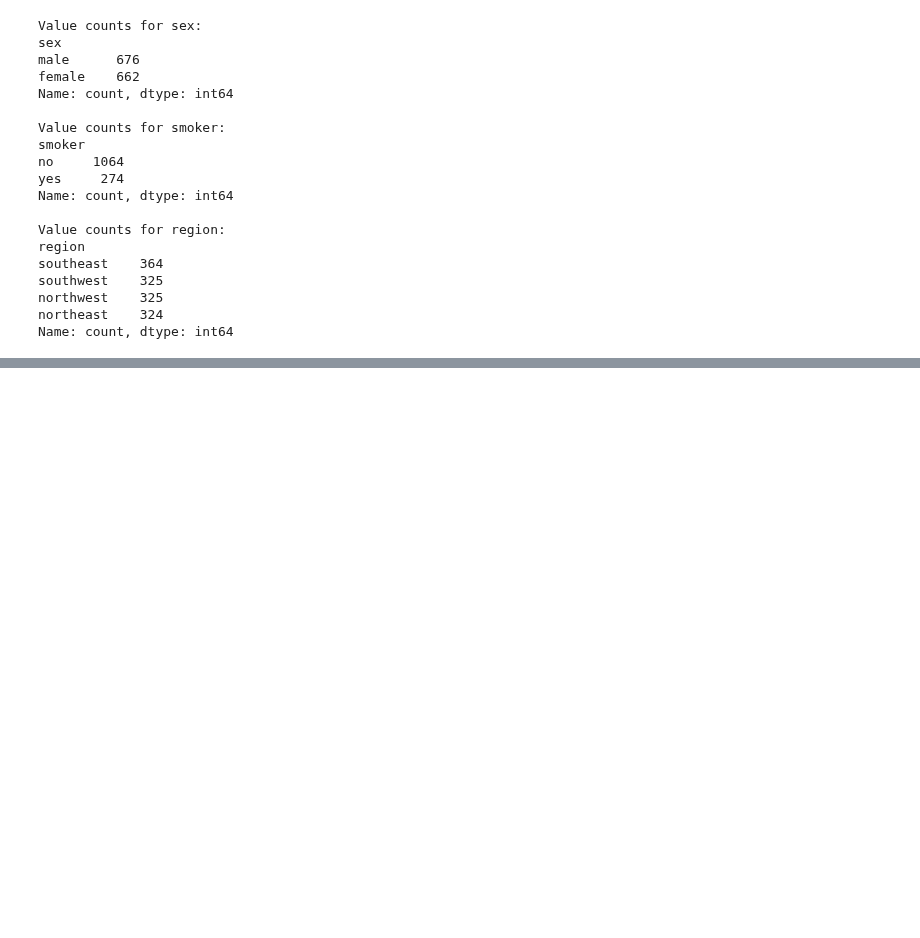
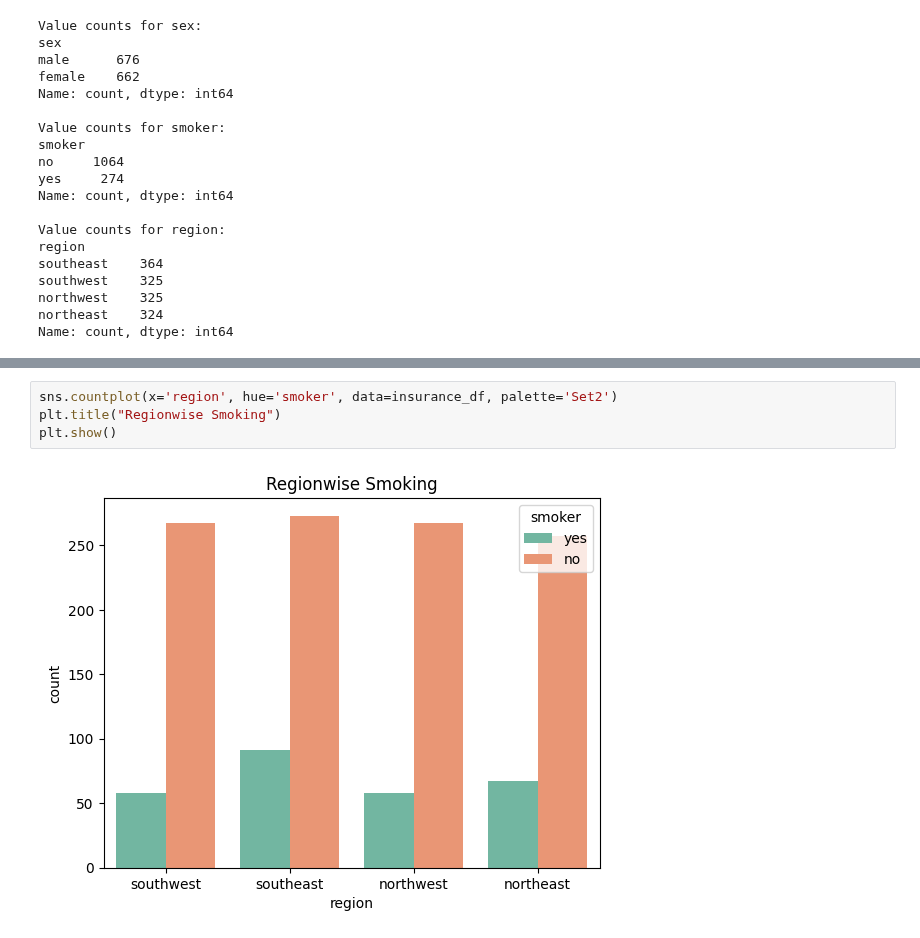
Before and after one commit to kmay9270/AIML-Projects-USD-MSAAI-Team7, a Jupyter notebook: Team7_WIP.ipynb, the cells around one changed output, grey strips where cells are left out. Saved outputs shown, nothing was run; the diff lists cells and outputs as text; blank space fills up the shorter version.

```diff
--- a/Team7_WIP.ipynb
+++ b/Team7_WIP.ipynb
@@ -110,0 +116,6 @@ for col in cat_cols:
+# %%
+sns.countplot(x='region', hue='smoker', data=insurance_df, palette='Set2')
+plt.title("Regionwise Smoking")
+plt.show()
+# %% [output]
+[figure, added]
```
Also changed, not shown: parts of 2 cells of this notebook.
